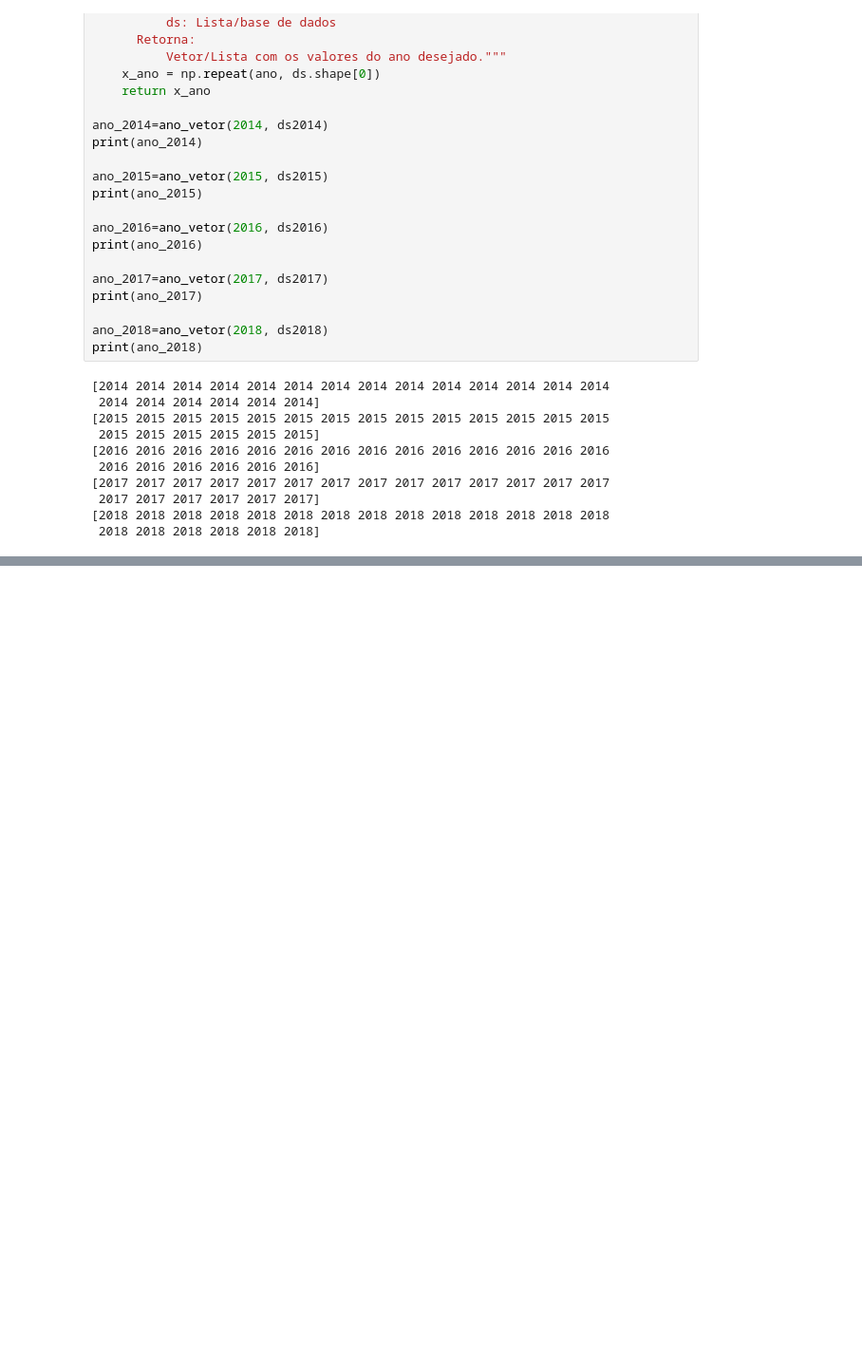
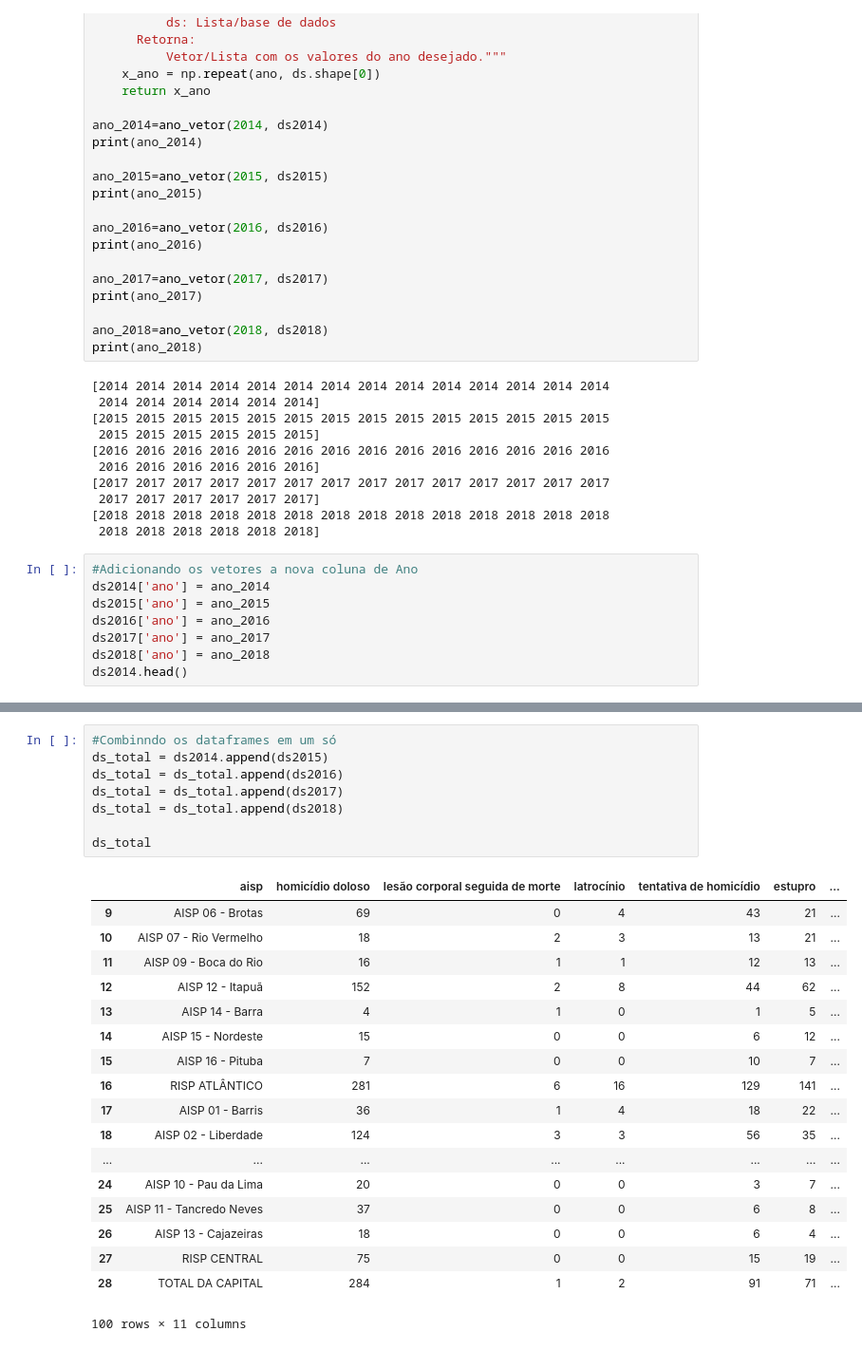
Before and after one commit to jcpsantos/projeto_safe_salvador, a Jupyter notebook: dados_seg_pub_ssa.ipynb, the cells around one changed output, grey strips where cells are left out. Shown at 95% size. Drawn from its saved outputs; the diff is of its cells as text; blank space fills up the shorter version.

```diff
--- a/dados_seg_pub_ssa.ipynb
+++ b/dados_seg_pub_ssa.ipynb
@@ -339,3 +339,11 @@ print(ano_2018)
  2017 2017 2017 2017 2017 2017]
 [2018 2018 2018 2018 2018 2018 2018 2018 2018 2018 2018 2018 2018 2018
  2018 2018 2018 2018 2018 2018]
+# %%
+#Adicionando os vetores a nova coluna de Ano
+ds2014['ano'] = ano_2014
+ds2015['ano'] = ano_2015
+ds2016['ano'] = ano_2016
+ds2017['ano'] = ano_2017
+ds2018['ano'] = ano_2018
+ds2014.head()
@@ -342,3 +361,30 @@ print(ano_2018)
+# %%
+#Combinndo os dataframes em um só
+ds_total = ds2014.append(ds2015)
+ds_total = ds_total.append(ds2016)
+ds_total = ds_total.append(ds2017)
+ds_total = ds_total.append(ds2018)
+
+ds_total
+# %% [output]
+|  | aisp | homicídio doloso | lesão corporal seguida de morte | latrocínio | tentativa de homicídio | estupro | ... |
+| 9 | AISP 06 - Brotas | 69 | 0 | 4 | 43 | 21 | ... |
+| 10 | AISP 07 - Rio Vermelho | 18 | 2 | 3 | 13 | 21 | ... |
+| 11 | AISP 09 - Boca do Rio | 16 | 1 | 1 | 12 | 13 | ... |
+| 12 | AISP 12 - Itapuã | 152 | 2 | 8 | 44 | 62 | ... |
+| 13 | AISP 14 - Barra | 4 | 1 | 0 | 1 | 5 | ... |
+| 14 | AISP 15 - Nordeste | 15 | 0 | 0 | 6 | 12 | ... |
+| 15 | AISP 16 - Pituba | 7 | 0 | 0 | 10 | 7 | ... |
+| 16 | RISP ATLÂNTICO | 281 | 6 | 16 | 129 | 141 | ... |
+| 17 | AISP 01 - Barris | 36 | 1 | 4 | 18 | 22 | ... |
+| 18 | AISP 02 - Liberdade | 124 | 3 | 3 | 56 | 35 | ... |
+| ... | ... | ... | ... | ... | ... | ... | ... |
+| 24 | AISP 10 - Pau da Lima | 20 | 0 | 0 | 3 | 7 | ... |
+| 25 | AISP 11 - Tancredo Neves | 37 | 0 | 0 | 6 | 8 | ... |
+| 26 | AISP 13 - Cajazeiras | 18 | 0 | 0 | 6 | 4 | ... |
+| 27 | RISP CENTRAL | 75 | 0 | 0 | 15 | 19 | ... |
+| 28 | TOTAL DA CAPITAL | 284 | 1 | 2 | 91 | 71 | ... |
+100 rows × 11 columns
 # %% [markdown]
 <h3 style="color: #f44336;">Resumo - Limpeza de Dados</h3>
 <ul>
```
Also changed, not shown: parts of 2 cells of this notebook.
